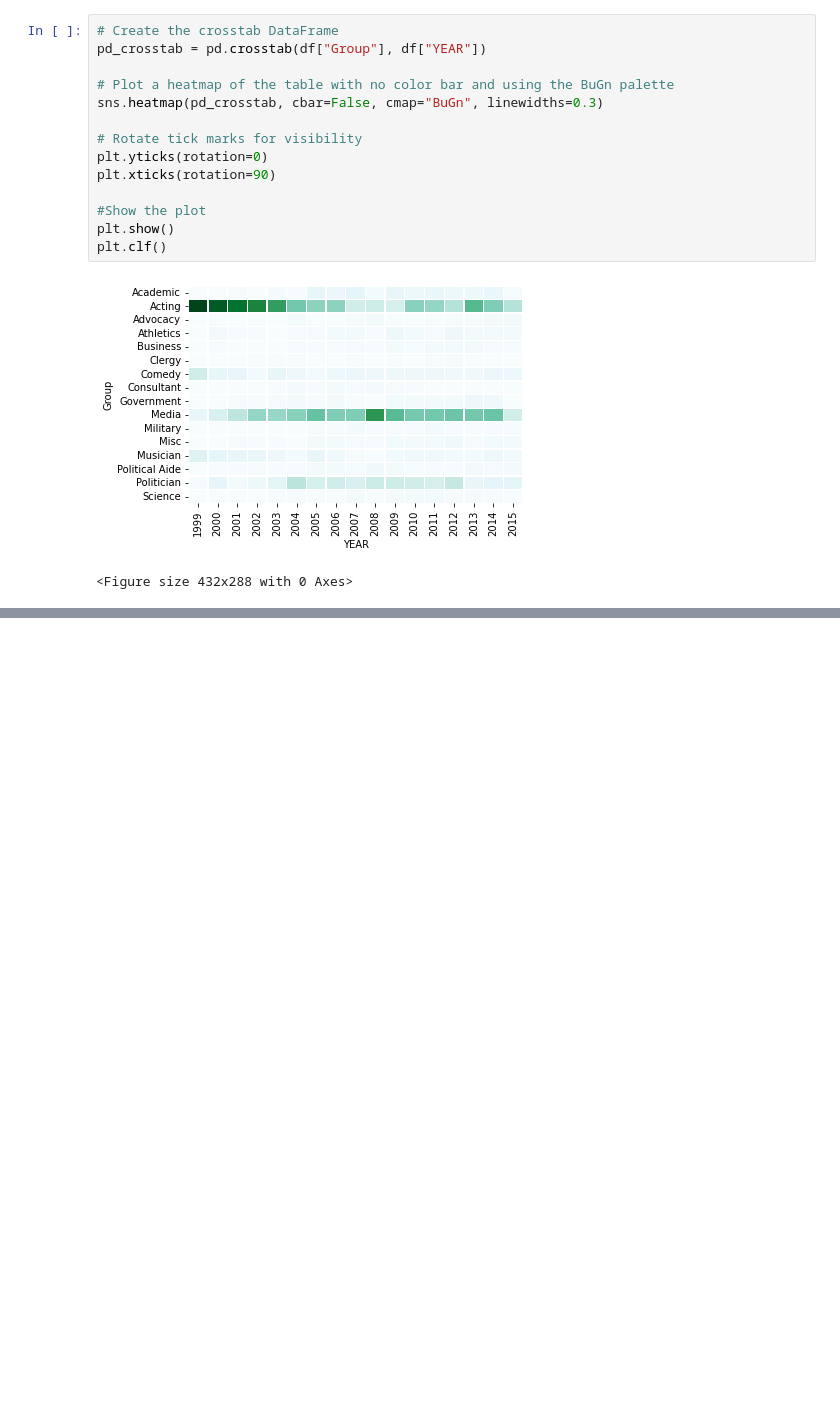
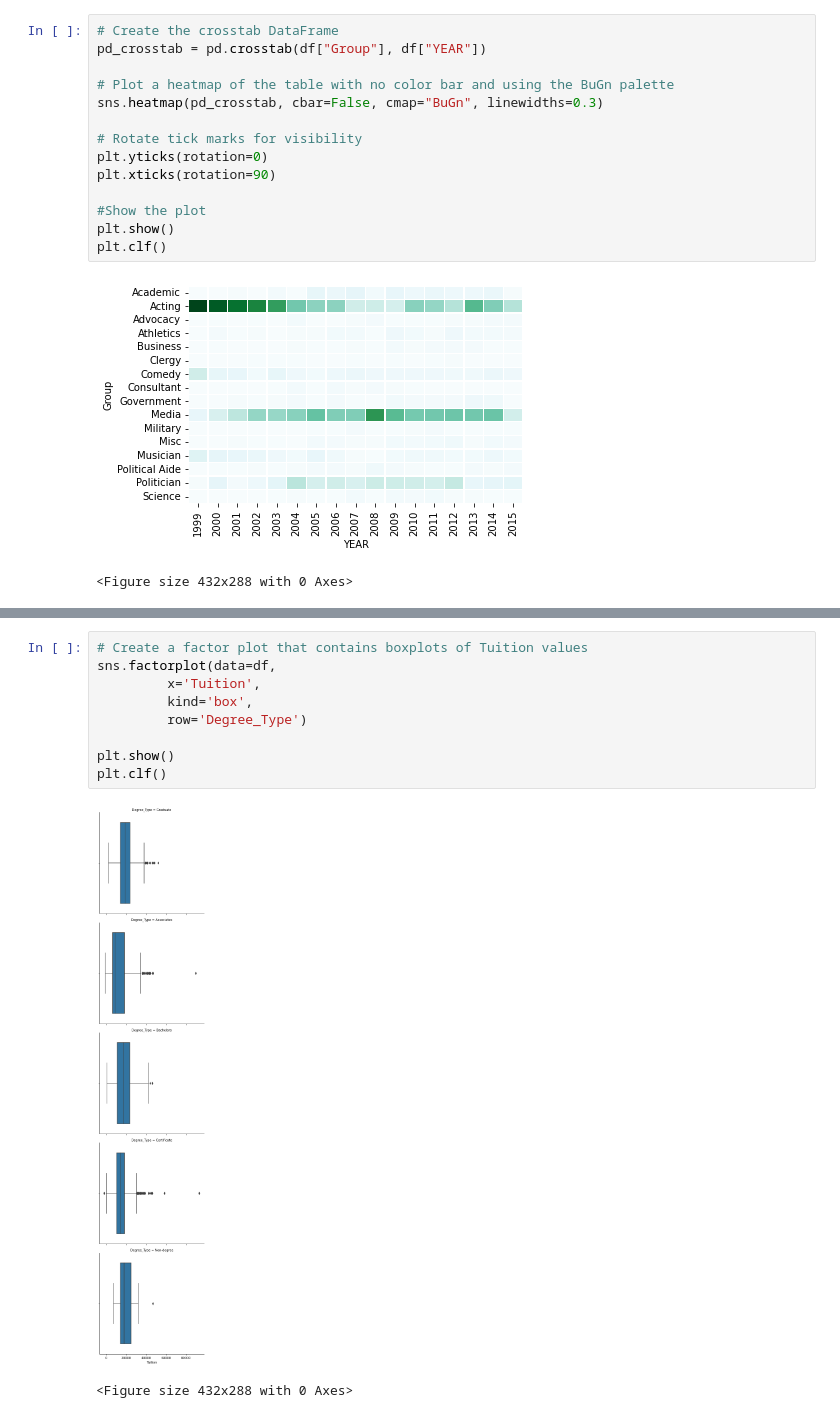
Before and after one commit to marcusandrev/DataCamp-Data-Scientist-with-Python-Career-Track, a Jupyter notebook: 12-Intermediate-Data-Visualization-with-Seaborn/InDVS-Chapter-3-4.ipynb, the cells around one changed output, grey strips where cells are left out. Drawn from its saved outputs; the diff is of its cells as text; blank space fills up the shorter version.

```diff
--- a/12-Intermediate-Data-Visualization-with-Seaborn/InDVS-Chapter-3-4.ipynb
+++ b/12-Intermediate-Data-Visualization-with-Seaborn/InDVS-Chapter-3-4.ipynb
@@ -358,0 +415,12 @@ plt.clf()
+# %%
+# Create a factor plot that contains boxplots of Tuition values
+sns.factorplot(data=df,
+         x='Tuition',
+         kind='box',
+         row='Degree_Type')
+
+plt.show()
+plt.clf()
+# %% [output]
+[figure, added]
+<Figure size 432x288 with 0 Axes>
```
Also changed, not shown: parts of 30 cells of this notebook, 3 other files.
